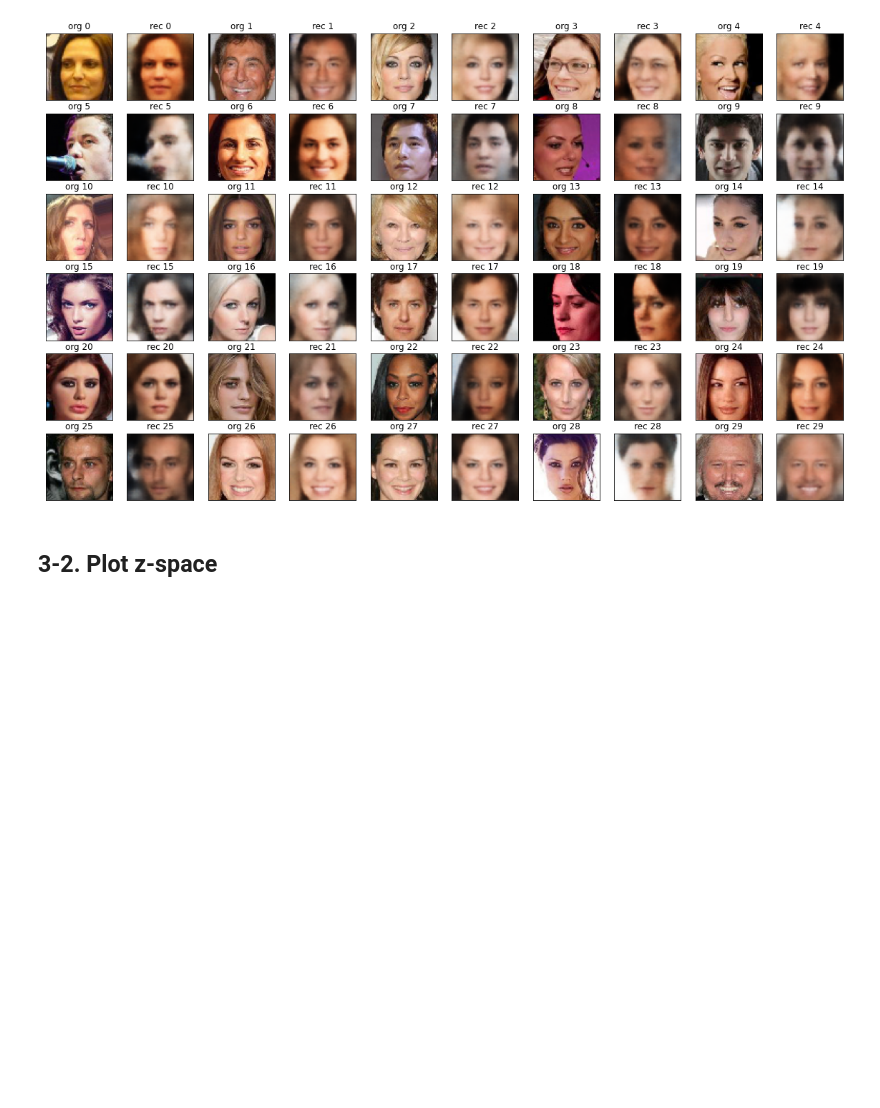
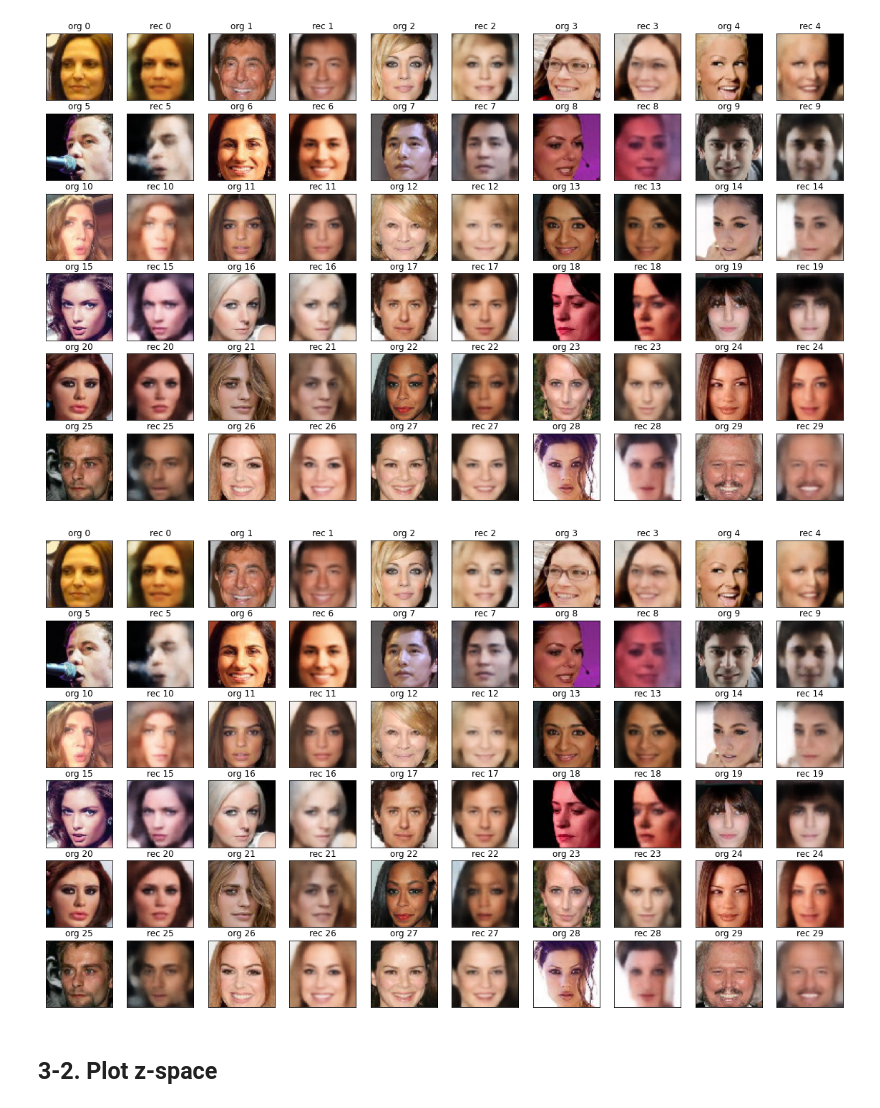
Before and after one commit to yebiny/Prime-Reconstruction, a Jupyter notebook: 5-Check_Results.ipynb, the cells around one changed output. Drawn from its saved outputs; the diff is of its cells as text; code cells hidden in the pictures; blank space fills up the shorter version.

```diff
--- a/5-Check_Results.ipynb
+++ b/5-Check_Results.ipynb
@@ -44,7 +44,7 @@ _________________________________________________________________
 # %% [markdown]
 ## 2-2. Get Weight from training result's Checkpoint
 # %%
-save_dir = 'results_VAE/train_9'
+save_dir = 'results_VAE/train_10'
 checkpoint = tf.train.Checkpoint(step=tf.Variable(1), encoder=encoder, decoder=decoder, vae=vae)
 checkpoint.restore(tf.train.latest_checkpoint(save_dir))
 # %% [output]
@@ -57,6 +57,10 @@ checkpoint.restore(tf.train.latest_checkpoint(save_dir))
 plot_recimg(vae, x_data, 6, save_dir+'/rec_result')
 # %% [output]
 [figure]
+# %%
+plot_recimg(vae, x_data, 6, save_dir+'/rec_result')
+# %% [output]
+[figure, added]
 # %% [markdown]
 ## 3-2. Plot z-space
 # %%
```
Also changed, not shown: parts of 5 cells of this notebook, 1 other file.
